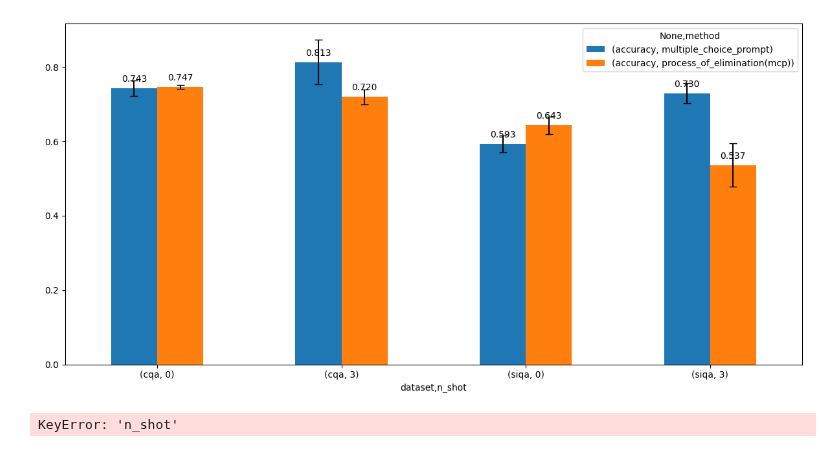
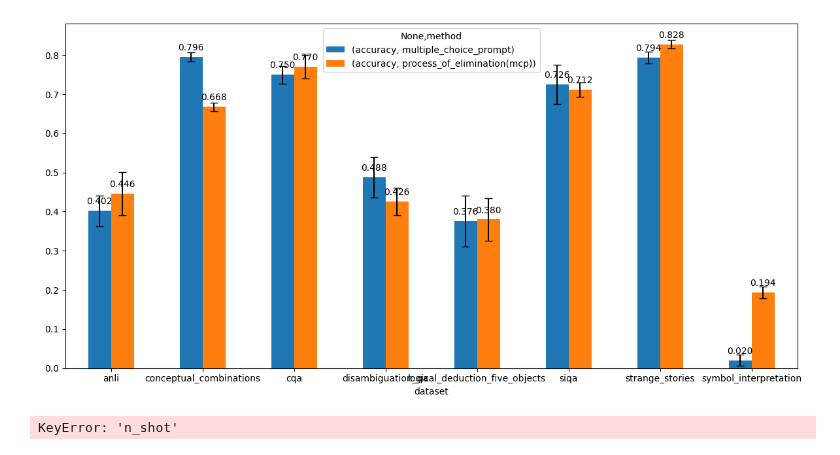
Before and after one commit to KasMasVan/csr_exp_resource_index, a Jupyter notebook: results/llm/llm.ipynb, the cells around one changed output. Cells and saved outputs as stored; diff of their text form; code cells hidden in the pictures.

```diff
--- a/results/llm/llm.ipynb
+++ b/results/llm/llm.ipynb
@@ -4,39 +4,46 @@ import matplotlib.pyplot as plt
 import matplotlib.patches as mpatches
 import matplotlib.lines as mlines
 
-cot_path = f"./gpt-3.5-turbo-0301_below_average.csv"
-# cot_path = f"./gpt-3.5-turbo-0301 (1).csv"
+# cot_path = f"./gpt-3.5-turbo-0301_below_average.csv"
+cot_path = f"./gpt-3.5-turbo-0613.csv"
+
+
 
 cot_df = pd.read_csv(cot_path)
 
 cot_df = cot_df.drop_duplicates()
-# cot_df = cot_df.drop(columns=["checkpoint", "batch_size", "loading_precision", "seed", "sample", "scoring_method", "prompting_method", "mask_strategy", "mask_accuracy", "n_shot"])
+cot_df = cot_df.drop(columns=["model_family", "checkpoint", "batch_size", "loading_precision", "seed", "sample", "scoring_method", "prompting_method", "mask_strategy", "mask_accuracy", "n_shot"])
 # cot_df = cot_df.drop(columns=["checkpoint", "batch_size", "loading_precision", "seed", "sample", "scoring_method", "prompting_method", "mask_strategy", "mask_accuracy"])
-cot_df = cot_df.drop(columns=["model_family", "checkpoint", "batch_size", "loading_precision", "seed", "sample", "scoring_method", "prompting_method", "mask_strategy", "mask_accuracy"])
-cot_df.to_csv("llm.csv")
+# cot_df = cot_df.drop(columns=["model_family", "checkpoint", "batch_size", "loading_precision", "seed", "sample", "scoring_method", "prompting_method", "mask_strategy", "mask_accuracy"])
+# cot_df.to_csv("llm.csv")
 # %%
-# datasets = ["logical_deduction_five_objects",
-#             "conceptual_combinations",
-#             "strange_stories",
-#             "symbol_interpretation"]
-datasets = ["cqa", "siqa"]
+datasets = ["logical_deduction_five_objects",
+            "conceptual_combinations",
+            "strange_stories",
+            "symbol_interpretation",
+            "cqa",
+            "siqa",
+            "anli",
+            "disambiguation_qa",
+            ]
+# datasets = ["cqa", "siqa"]
 vis_df = cot_df[cot_df["dataset"].isin(datasets)]
 
 fig, ax = plt.subplots(figsize=(12, 6))
 
-# vis_df = vis_df.groupby(["model_family", 'dataset', 'method'])
-vis_df = vis_df.groupby(['dataset', 'n_shot', 'method'])
+vis_df = vis_df.groupby(['dataset', 'method'])
+# vis_df = vis_df.groupby(['dataset', 'n_shot', 'method'])
 vis_mean = vis_df.mean().unstack()
 vis_std = vis_df.std().unstack()
 
 vis_mean.plot.bar(yerr=vis_std, ax=ax, capsize=4, rot=0,)
 # plot numbers on each bar
 for p in ax.patches:
     ax.annotate(f"{p.get_height():.3f}", (p.get_x() + p.get_width() / 2., p.get_height()), ha='center', va='center', xytext=(0, 10), textcoords='offset points')
 plt.tight_layout()
 # plt.savefig("llm.png", dpi=300, bbox_inches='tight')
 # %% [output]
-[figure, old version]
+[figure, new version]
 # %%
 datasets = ["cqa", "siqa"]
 n_shot = 0
```
Also changed, not shown: 4 other files.
